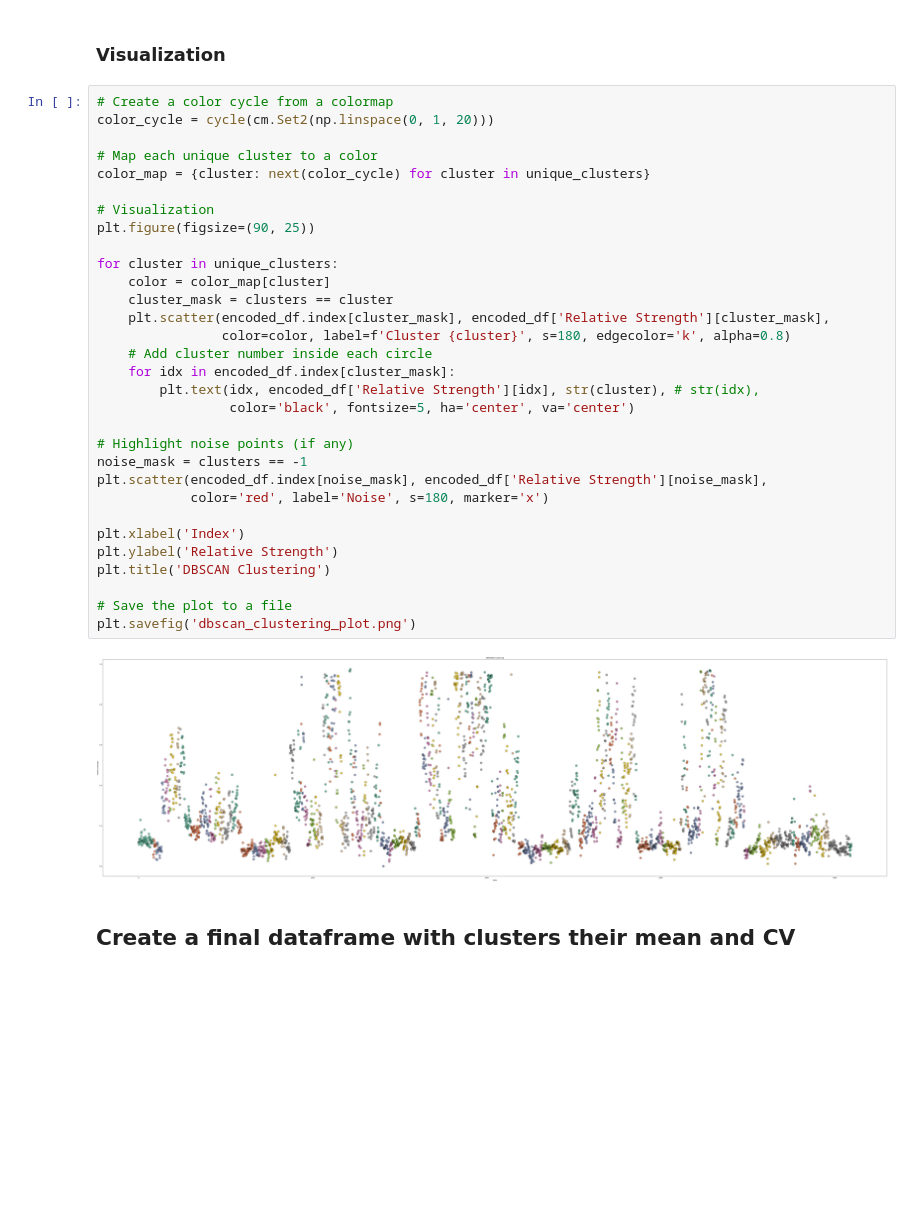
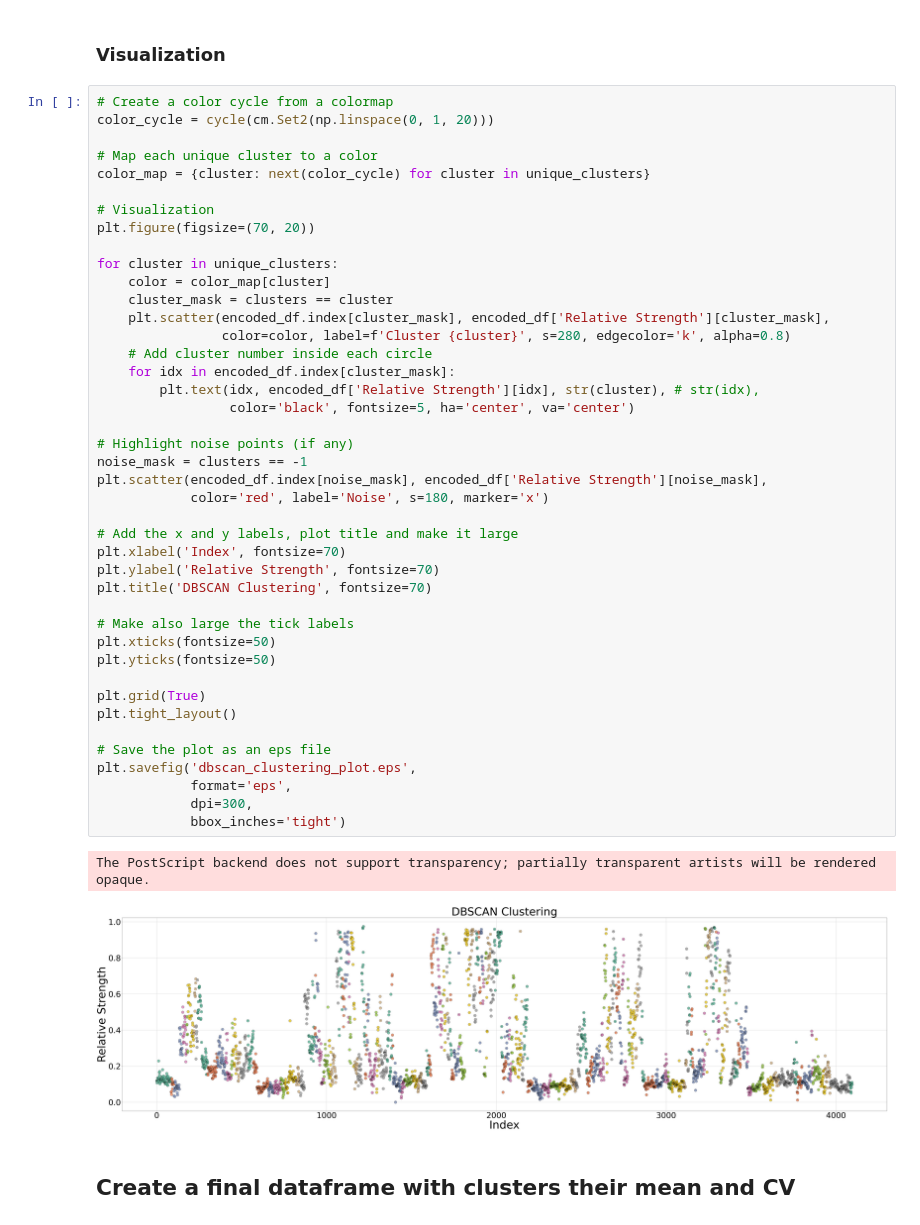
Before and after one commit to sb2cl/Activity-Clouds, a Jupyter notebook: 20_DBSCAN_clustering.ipynb, the cells around one changed output. Cells and saved outputs as stored; diff of their text form; blank space fills up the shorter version.

Commit message:
New features such as plots for the paper added

```diff
--- a/20_DBSCAN_clustering.ipynb
+++ b/20_DBSCAN_clustering.ipynb
@@ -162,36 +248,48 @@ encoded_df.to_csv('data/interim/dbscan_clusters_df.csv', index=False)
 # %%
 # Create a color cycle from a colormap
 color_cycle = cycle(cm.Set2(np.linspace(0, 1, 20)))
 
 # Map each unique cluster to a color
 color_map = {cluster: next(color_cycle) for cluster in unique_clusters}
 
 # Visualization
-plt.figure(figsize=(90, 25))
+plt.figure(figsize=(70, 20))
 
 for cluster in unique_clusters:
     color = color_map[cluster]
     cluster_mask = clusters == cluster
     plt.scatter(encoded_df.index[cluster_mask], encoded_df['Relative Strength'][cluster_mask],
-                color=color, label=f'Cluster {cluster}', s=180, edgecolor='k', alpha=0.8)
+                color=color, label=f'Cluster {cluster}', s=280, edgecolor='k', alpha=0.8)
     # Add cluster number inside each circle
     for idx in encoded_df.index[cluster_mask]:
         plt.text(idx, encoded_df['Relative Strength'][idx], str(cluster), # str(idx),
                  color='black', fontsize=5, ha='center', va='center')
 
 # Highlight noise points (if any)
 noise_mask = clusters == -1
 plt.scatter(encoded_df.index[noise_mask], encoded_df['Relative Strength'][noise_mask],
             color='red', label='Noise', s=180, marker='x')
 
-plt.xlabel('Index')
-plt.ylabel('Relative Strength')
-plt.title('DBSCAN Clustering')
+# Add the x and y labels, plot title and make it large
+plt.xlabel('Index', fontsize=70)
+plt.ylabel('Relative Strength', fontsize=70)
+plt.title('DBSCAN Clustering', fontsize=70)
 
-# Save the plot to a file
-plt.savefig('dbscan_clustering_plot.png')
+# Make also large the tick labels
+plt.xticks(fontsize=50)
+plt.yticks(fontsize=50)
+
+plt.grid(True)
+plt.tight_layout()
+
+# Save the plot as an eps file
+plt.savefig('dbscan_clustering_plot.eps',
+            format='eps',
+            dpi=300,
+            bbox_inches='tight')
 # %% [output]
+The PostScript backend does not support transparency; partially transparent artists will be rendered opaque.
-[figure, old version]
+[figure, new version]
 # %% [markdown]
 ## Create a final dataframe with clusters their mean and CV
 # %%
```
Also changed, not shown: parts of 13 cells of this notebook, 6 other files.
